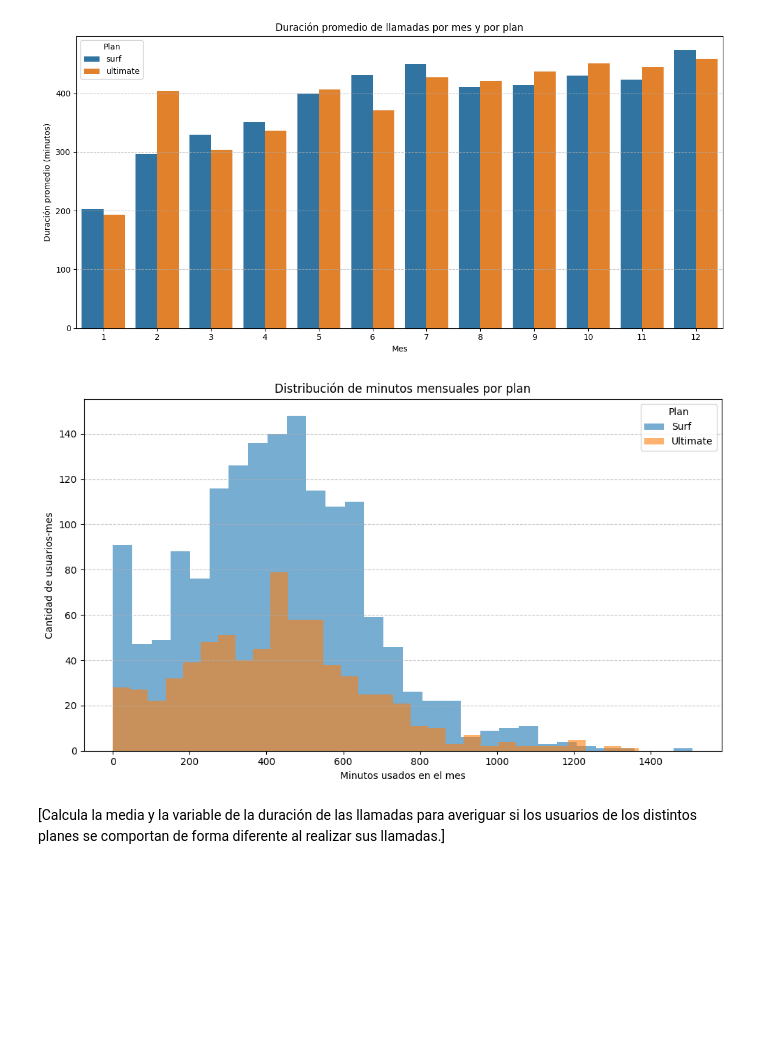
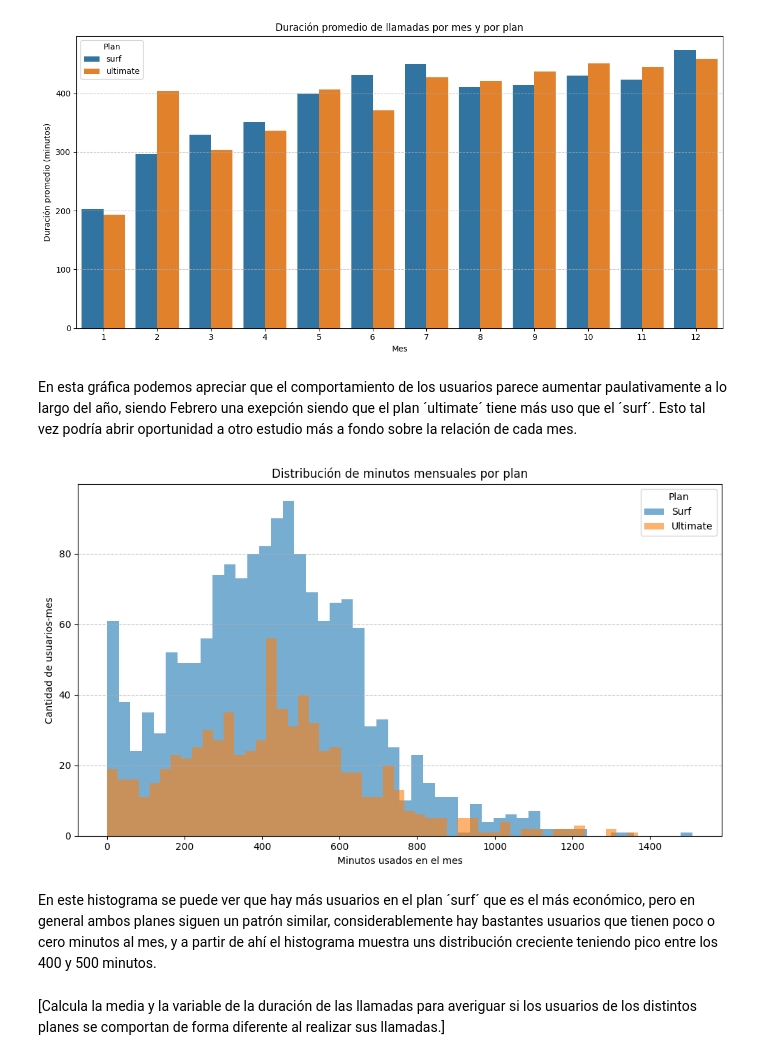
Before and after one commit to RulasBoy/TripleTen-Bootcamp, a Jupyter notebook: Sprint 5/notebook.ipynb, the cells around one changed output. Drawn from its saved outputs; the diff is of its cells as text; code cells hidden in the pictures; blank space fills up the shorter version.

```diff
--- a/Sprint 5/notebook.ipynb
+++ b/Sprint 5/notebook.ipynb
@@ -695,23 +695,27 @@ plt.tight_layout()
 plt.show()
 # %% [output]
 [figure]
+# %% [markdown]
+En esta gráfica podemos apreciar que el comportamiento de los usuarios parece aumentar paulativamente a lo largo del año, siendo Febrero una exepción siendo que el plan ´ultimate´ tiene más uso que el ´surf´. Esto tal vez podría abrir oportunidad a otro estudio más a fondo sobre la relación de cada mes.
 # %%
 # Compara el número de minutos mensuales que necesitan los usuarios de cada plan. Traza un histograma.
 plt.figure(figsize=(10, 6))
 
 for plan in ['surf', 'ultimate']:
     data = monthly_usage[monthly_usage['plan'] == plan]['total_minutes']
-    plt.hist(data, bins=30, alpha=0.6, label=plan.capitalize())
+    plt.hist(data, bins=50, alpha=0.6, label=plan.capitalize())
 
 plt.title('Distribución de minutos mensuales por plan')
 plt.xlabel('Minutos usados en el mes')
 plt.ylabel('Cantidad de usuarios-mes')
 plt.legend(title='Plan')
 plt.grid(axis='y', linestyle='--', alpha=0.7)
 plt.tight_layout()
 plt.show()
 # %% [output]
-[figure, old version]
+[figure, new version]
+# %% [markdown]
+En este histograma se puede ver que hay más usuarios en el plan ´surf´ que es el más económico, pero en general ambos planes siguen un patrón similar, considerablemente hay bastantes usuarios que tienen poco o cero minutos al mes, y a partir de ahí el histograma muestra uns distribución creciente teniendo pico entre los 400 y 500 minutos.
 # %% [markdown]
 [Calcula la media y la variable de la duración de las llamadas para averiguar si los usuarios de los distintos planes se comportan de forma diferente al realizar sus llamadas.]
 # %%
```
